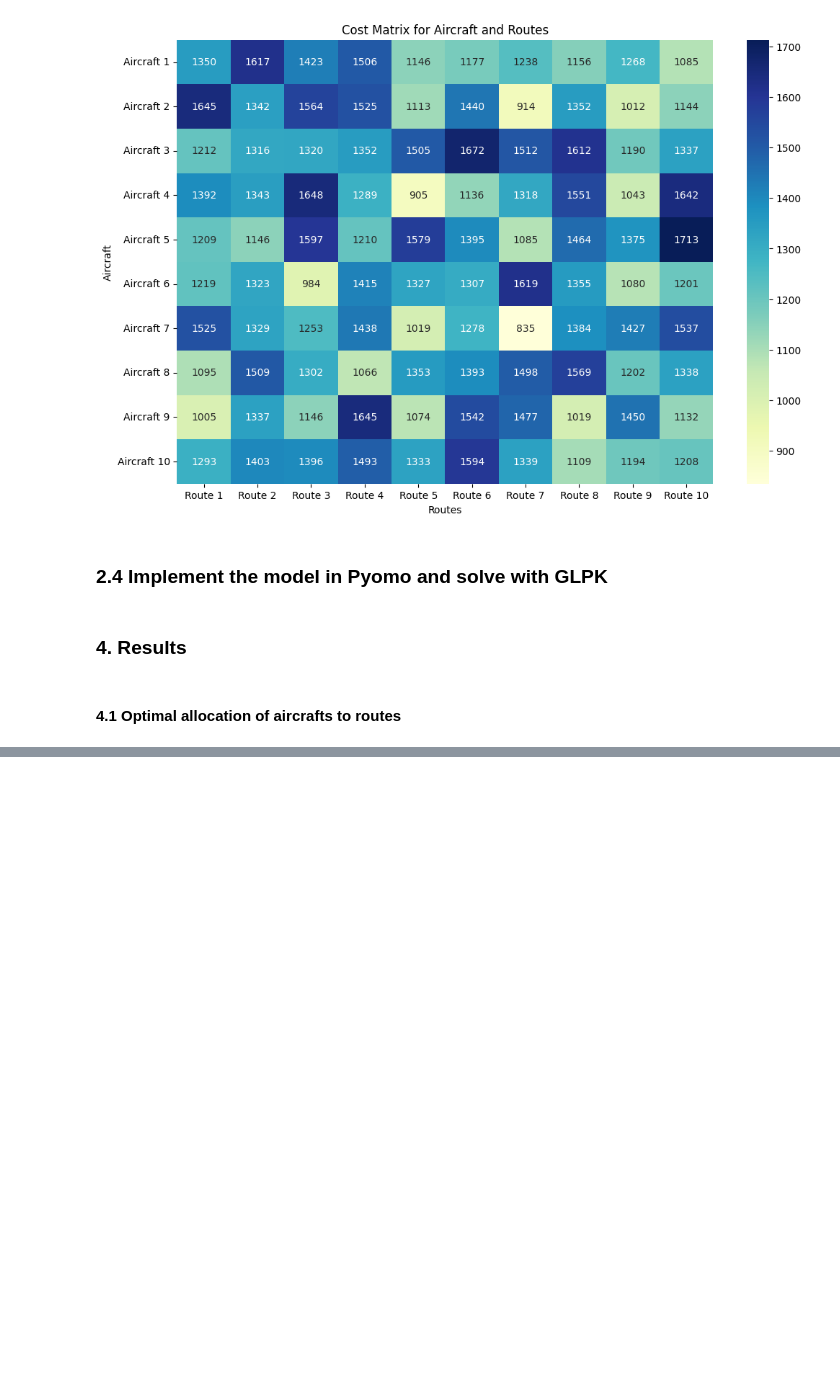
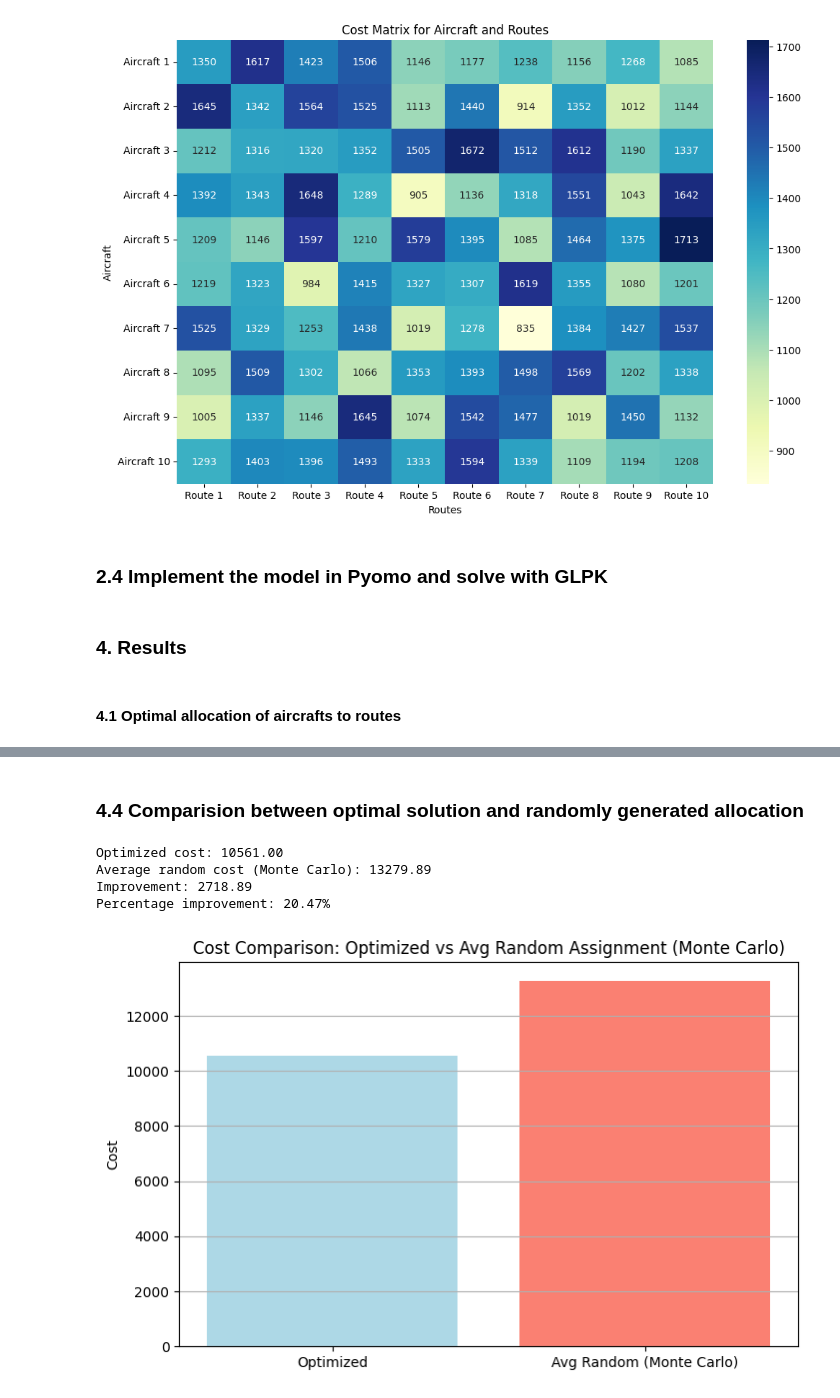
Before and after one commit to andrillion/Projects, a Jupyter notebook: tail_assignment.ipynb, the cells around one changed output, grey strips where cells are left out. Drawn from its saved outputs; the diff is of its cells as text; code cells hidden in the pictures; blank space fills up the shorter version.

```diff
--- a/tail_assignment.ipynb
+++ b/tail_assignment.ipynb
@@ -370,0 +285,52 @@ Förbättring: 2187.00
+# %% [markdown]
+### 4.4 Comparision between optimal solution and randomly generated allocation
+# %%
+# Function to generate random assignments and calculate cost
+def random_assignment(num_planes, num_routes):
+    assignments_random = np.zeros((num_planes, num_routes))
+    for j in range(num_routes):
+        i = np.random.choice(range(num_planes))
+        assignments_random[i, j] = 1
+    return assignments_random
+
+# Monte Carlo simulation to get the average random cost
+def monte_carlo_simulation(num_simulations, num_planes, num_routes, total_costs):
+    total_random_costs = 0
+    for _ in range(num_simulations):
+        random_assignments = random_assignment(num_planes, num_routes)
+        random_cost = sum(total_costs[i, j] * random_assignments[i, j] for i in range(num_planes) for j in range(num_routes))
+        total_random_costs += random_cost
+    average_random_cost = total_random_costs / num_simulations
+    return average_random_cost
+
+# Set the number of simulations
+num_simulations = 1000
+
+# Run Monte Carlo simulation to get average random cost
+average_random_cost = monte_carlo_simulation(num_simulations, num_planes, num_routes, total_costs)
+
+# Compare costs
+improvement = average_random_cost - optimized_cost
+percentage_improvement = (improvement / average_random_cost) * 100
+
+print(f'Optimized cost: {optimized_cost:.2f}')
+print(f'Average random cost (Monte Carlo): {average_random_cost:.2f}')
+print(f'Improvement: {improvement:.2f}')
+print(f'Percentage improvement: {percentage_improvement:.2f}%')
+
+# Visualize the results
+labels = ['Optimized', 'Avg Random (Monte Carlo)']
+costs = [optimized_cost, average_random_cost]
+
+plt.figure(figsize=(8, 5))
+plt.bar(labels, costs, color=['lightblue', 'salmon'])
+plt.ylabel('Cost')
+plt.title('Cost Comparison: Optimized vs Avg Random Assignment (Monte Carlo)')
+plt.grid(axis='y')
+plt.show()
+# %% [output]
+Optimized cost: 10561.00
+Average random cost (Monte Carlo): 13279.89
+Improvement: 2718.89
+Percentage improvement: 20.47%
+[figure, added]
```
Also changed, not shown: parts of 8 cells of this notebook.
